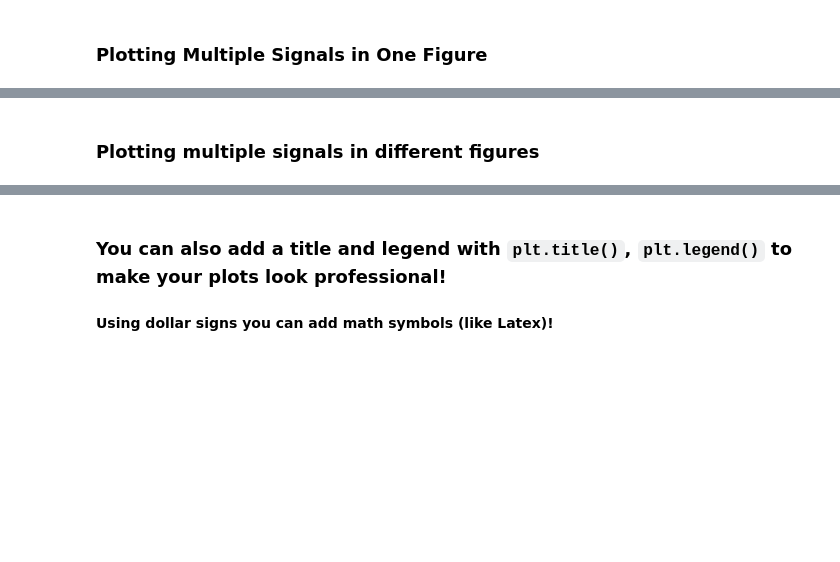
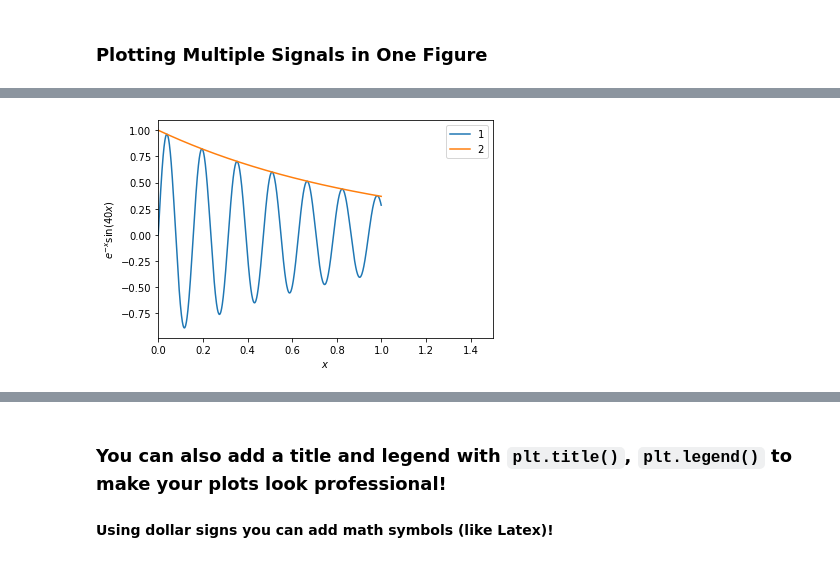
Before and after one commit to Tadori-izanai/EE120-fa19, a Jupyter notebook: labs/lab1/lab1.ipynb, the cells around one changed output, grey strips where cells are left out. Drawn from its saved outputs; the diff is of its cells as text; code cells hidden in the pictures; blank space fills up the shorter version.

```diff
--- a/labs/lab1/lab1.ipynb
+++ b/labs/lab1/lab1.ipynb
@@ -362,2 +384,12 @@ plt.show()
-# %% [markdown]
-### Plotting multiple signals in different figures
+# %%
+# my test
+plt.figure(figsize=(6, 4))
+plt.plot(x, np.e ** (-x) * np.sin(40 * x))
+plt.plot(x, y1)
+plt.xlabel('$x$')
+plt.ylabel('$e^{-x}\sin(40x)$')
+plt.legend((r'1', '2'))          # 多 legend 使用元组
+plt.xlim([0, 1.5])
+plt.show()
+# %% [output]
+[figure, added]
```
Also changed, not shown: parts of 68 cells of this notebook.
